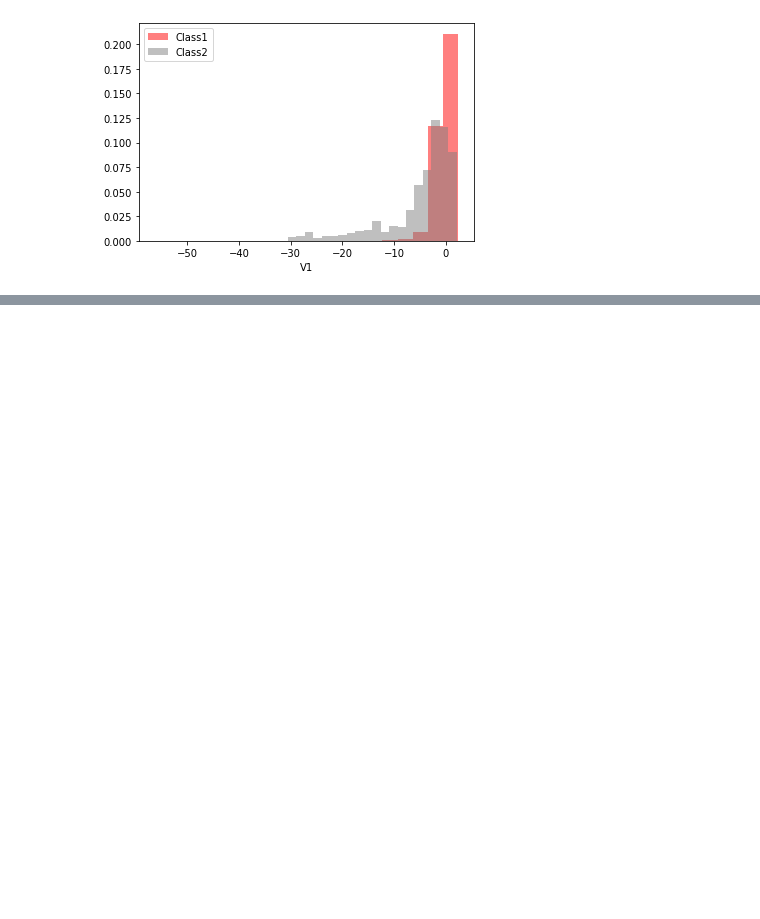
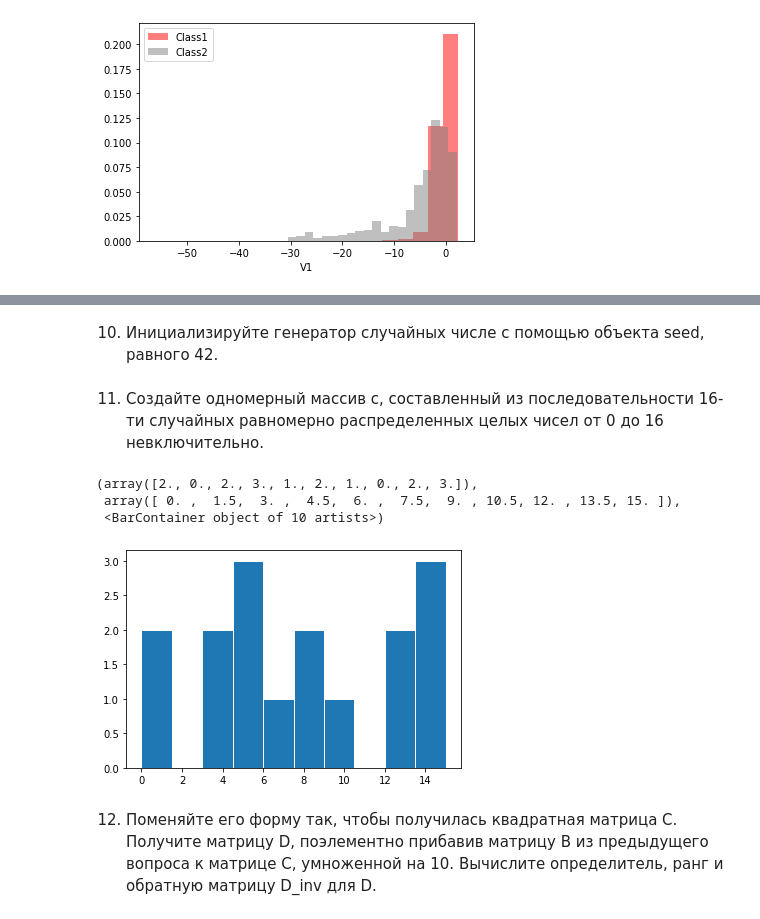
Before and after one commit to Meluck/GB_Numpy, a Jupyter notebook: dz2.ipynb, the cells around one changed output, grey strips where cells are left out. Cells and saved outputs as stored; diff of their text form; code cells hidden in the pictures; blank space fills up the shorter version.

```diff
--- a/dz2.ipynb
+++ b/dz2.ipynb
@@ -145,0 +301,2 @@ _ = ax.set_xlabel('V1')
+# %% [markdown]
+10. Инициализируйте генератор случайных числе с помощью объекта seed, равного 42.
@@ -145,0 +305,12 @@ _ = ax.set_xlabel('V1')
+# %% [markdown]
+11. Создайте одномерный массив c, составленный из последовательности 16-ти случайных равномерно распределенных целых чисел от 0 до 16 невключительно.
+# %%
+c = np.random.randint(low=0, high=16, size=16)
+plt.hist(c, ec='white')
+# %% [output]
+(array([2., 0., 2., 3., 1., 2., 1., 0., 2., 3.]),
+ array([ 0. ,  1.5,  3. ,  4.5,  6. ,  7.5,  9. , 10.5, 12. , 13.5, 15. ]),
+ <BarContainer object of 10 artists>)
+[figure, added]
+# %% [markdown]
+12. Поменяйте его форму так, чтобы получилась квадратная матрица C. Получите матрицу D, поэлементно прибавив матрицу B из предыдущего вопроса к матрице C, умноженной на 10. Вычислите определитель, ранг и обратную матрицу D_inv для D.
```
Also changed, not shown: parts of 22 cells of this notebook.
